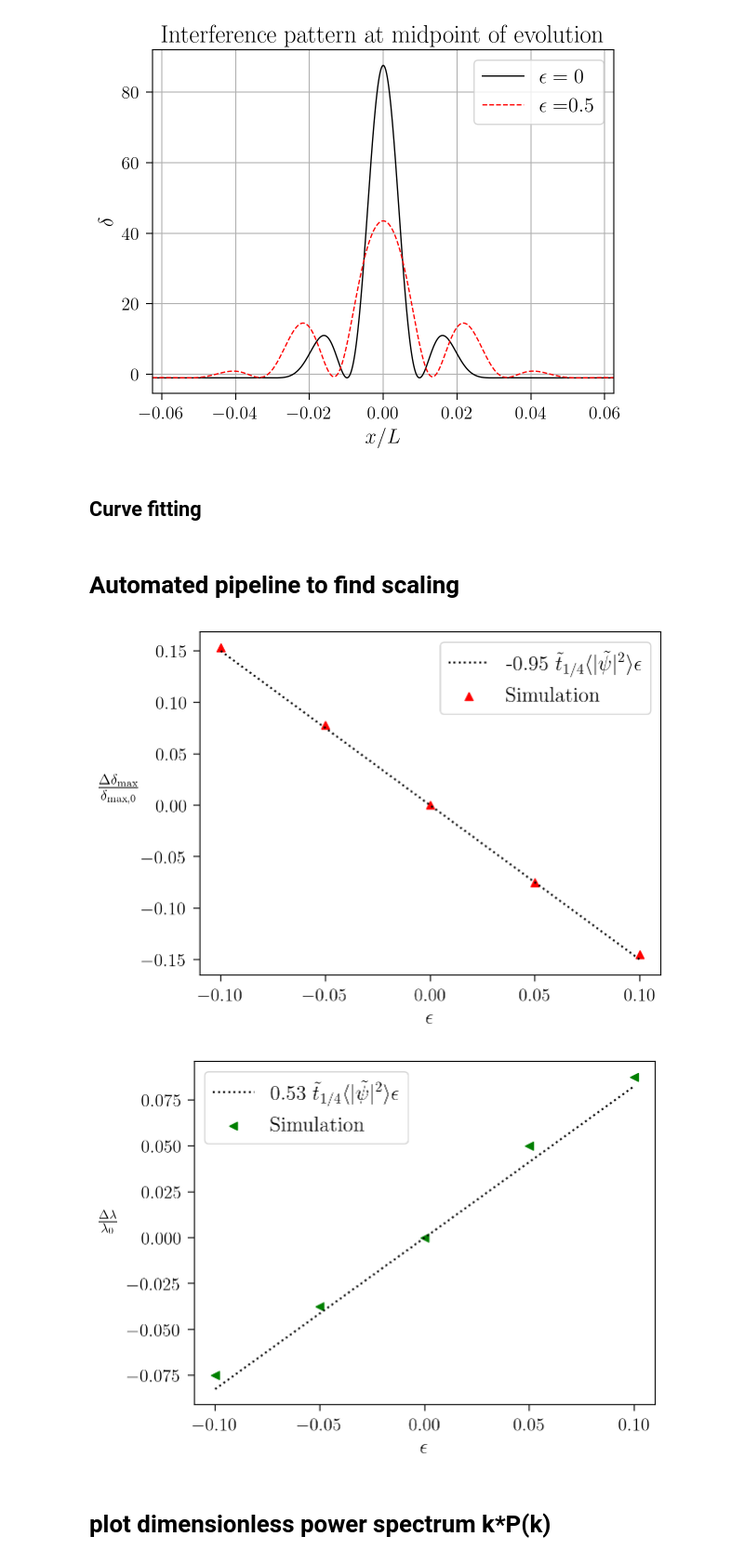
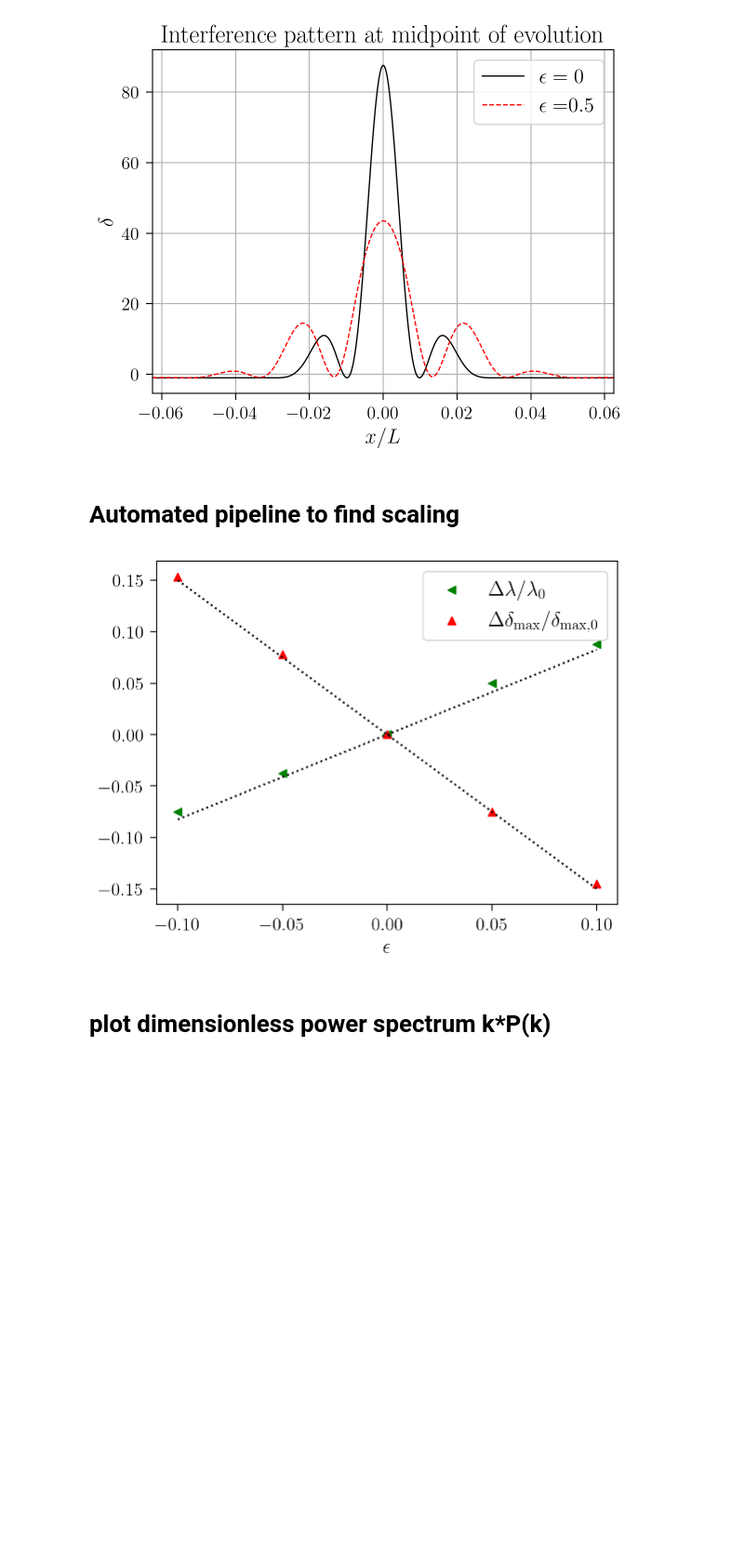
Before and after one commit to ccapanelli/Interference-SIFDM, a Jupyter notebook: Schrodinger-1D-SHO.ipynb, the cells around one changed output. Shown: that part at 93% size. Saved outputs shown, nothing was run; the diff lists cells and outputs as text; code cells hidden in the pictures; blank space fills up the shorter version.

```diff
--- a/Schrodinger-1D-SHO.ipynb
+++ b/Schrodinger-1D-SHO.ipynb
@@ -200,5 +201,3 @@ plt.savefig('interference-1d-Schrodinger.png', dpi = 300, facecolor="white", bbo
 #plt.plot(x,sol0.y[:,50])
 # %% [output]
 [figure]
-# %% [markdown]
-## Curve fitting
@@ -362,80 +256,53 @@ def fit_line(couplings, data):
 
     param, cov = curve_fit(line, couplings, data)
     return param[0], np.sqrt(cov[0,0])
 
 
 # delta_max, decay width, and wavenumber linear fits
 slope_delta, error_delta = fit_line(epsilons, params[:,0]/params[0,0]-1)
 slope_width, error_width = fit_line(epsilons, params[:,1]/params[0,1]-1)
 slope_k, error_k = fit_line(epsilons, params[:,2]/params[0,2]-1)
 
 # delta max numerical
 rhos = np.asarray(rhos)
 max_deltas = []
 n=0
 for g in epsilons:
     max_deltas.append( np.max(rhos[n,:])/np.average(rhos[n,:])-1 )
     n += 1
 slope_delta_max, error_delta_max = fit_line(epsilons, max_deltas/max_deltas[0]-1)
 slope_width_max, error_width_max = fit_line(epsilons, widths/widths[0]-1)
 slope_peak_sep, error_peak_sep = fit_line(epsilons, seps/seps[0]-1)
 
 
 # Plot deltas
-plt.figure()
-plt.ylabel(r"$\frac{\Delta\delta_{\mathrm{max}}}{\delta_{\mathrm{max},0}}$", rotation=0, labelpad=18)
-plt.xlabel(r"$\epsilon$")
-plt.plot(epsilons[1:], np.asarray(epsilons[1:])*slope_delta_max*rho_avg/np.sqrt(omega2)*np.pi/2,":k", label = str(round((slope_delta_max),2))+r" $\tilde{t}_{1/4}\langle |\tilde{\psi}|^2 \rangle \epsilon$",mfc='red', mec='r')
-# plt.plot(epsilons[1:], np.asarray(epsilons[1:])*slope_delta*rho_avg/np.sqrt(omega2)*np.pi/2,"k--", label = str(round((slope_delta),2))+r" $\epsilon\langle |\tilde{\psi}|^2 \rangle\tilde{t}_{1/4}$")
-plt.scatter(epsilons, max_deltas/max_deltas[0]-1, marker="^", color="r", label=r"Simulation")
-# plt.errorbar(epsilons, params[:,0]/params[0,0]-1, yerr=errors[:,0]/params[0,0], fmt="o", capsize=7, label="Fit Parameter")
-# plt.fill_between(epsilons[1:], np.asarray(epsilons[1:])*(slope_delta+error_delta)+1, np.asarray(epsilons[1:])*(slope_delta-error_delta)+1)
-plt.legend()
-# plt.xscale("symlog")
-plt.savefig("fractional-delta-1d.png", dpi = 300, facecolor="white", bbox_inches = "tight")
-plt.show()
+# plt.figure()
+# plt.ylabel(r"$\frac{\Delta\delta_{\mathrm{max}}}{\delta_{\mathrm{max},0}}$", rotation=0, labelpad=18)
+# plt.xlabel(r"$\epsilon$")
+# plt.plot(epsilons[1:], np.asarray(epsilons[1:])*slope_delta_max*rho_avg/np.sqrt(omega2)*np.pi/2,":k", label = str(round((slope_delta_max),2))+r" $\tilde{t}_{1/4}\langle |\tilde{\psi}|^2 \rangle \epsilon$",mfc='red', mec='r')
+# # plt.plot(epsilons[1:], np.asarray(epsilons[1:])*slope_delta*rho_avg/np.sqrt(omega2)*np.pi/2,"k--", label = str(round((slope_delta),2))+r" $\epsilon\langle |\tilde{\psi}|^2 \rangle\tilde{t}_{1/4}$")
+# plt.scatter(epsilons, max_deltas/max_deltas[0]-1, marker="^", color="r", label=r"Simulation")
+# # plt.errorbar(epsilons, params[:,0]/params[0,0]-1, yerr=errors[:,0]/params[0,0], fmt="o", capsize=7, label="Fit Parameter")
+# # plt.fill_between(epsilons[1:], np.asarray(epsilons[1:])*(slope_delta+error_delta)+1, np.asarray(epsilons[1:])*(slope_delta-error_delta)+1)
+# plt.legend()
+# # plt.xscale("symlog")
+# # plt.savefig("fractional-delta-1d.png", dpi = 300, facecolor="white", bbox_inches = "tight")
+# plt.show()
 
 # Plot peak separation
 plt.figure()
-# plt.fill_between(epsilons[1:], np.asarray(epsilons[1:])*(slope_width-error_width)+1 , np.asarray(epsilons[1:])*(slope_width+error_width)+1)
-plt.plot(epsilons[1:], np.asarray(epsilons[1:])*slope_peak_sep*rho_avg/np.sqrt(omega2)*np.pi/2,":k", label = str(round((slope_peak_sep),2))+r" $\tilde{t}_{1/4}\langle |\tilde{\psi}|^2 \rangle \epsilon$",mfc='red', mec='r')
-# plt.scatter(epsilons[:], np.asarray(widths[:])/widths[0]-1, marker="^", color="r", label="Peak Width")
-plt.scatter(epsilons[:], np.asarray(seps[:])/seps[0]-1, marker="<", color="g", label="Simulation")
+plt.plot(epsilons[1:], np.asarray(epsilons[1:])*slope_peak_sep*rho_avg/np.sqrt(omega2)*np.pi/2,":k")#, label = str(round((slope_peak_sep),2))+r" $\tilde{t}_{1/4}\langle |\tilde{\psi}|^2 \rangle \epsilon$",mfc='red', mec='r')
+plt.scatter(epsilons[:], np.asarray(seps[:])/seps[0]-1, marker="<", color="g",label=r"$\Delta\lambda/\lambda_0$")
+plt.plot(epsilons[1:], np.asarray(epsilons[1:])*slope_delta_max*rho_avg/np.sqrt(omega2)*np.pi/2,":k")#, label = str(round((slope_delta_max),2))+r" $\tilde{t}_{1/4}\langle |\tilde{\psi}|^2 \rangle \epsilon$",mfc='red', mec='r')
+# plt.plot(epsilons[1:], np.asarray(epsilons[1:])*slope_delta*rho_avg/np.sqrt(omega2)*np.pi/2,"k--", label = str(round((slope_delta),2))+r" $\epsilon\langle |\tilde{\psi}|^2 \rangle\tilde{t}_{1/4}$")
+plt.scatter(epsilons, max_deltas/max_deltas[0]-1, marker="^", color="r", label=r"$\Delta\delta_{\mathrm{max}}/\delta_{\mathrm{max},0}$")
 plt.legend()
-plt.ylabel(r"$\frac{\Delta\lambda}{\lambda_0}$", rotation=0, labelpad=15, fontsize=14)
+# plt.ylabel(r"$\frac{\Delta\lambda}{\lambda_0}$", rotation=0, labelpad=15, fontsize=14)
 plt.xlabel(r"$\epsilon$")
-plt.savefig("fractional-lambda-1d.png", dpi = 300, facecolor="white", bbox_inches = "tight")
+plt.savefig("fractional-sho-1d.png", dpi = 300, facecolor="white", bbox_inches = "tight")
 plt.show()
-
-# # Plot widths
-# plt.figure()
-
-# # plt.errorbar(epsilons, params[:,1]/params[0,1]-1, yerr=errors[:,1]/params[0,1], fmt="o", capsize=7)
-# # plt.plot(epsilons[1:], np.asarray(epsilons[1:])*slope_width*rho_avg/np.sqrt(omega2)*np.pi/2,"k--", label = r"$\Delta\sigma_x/\sigma_{x,0}= $ "+str(round(np.abs(slope_width),3))+r" $\epsilon\langle |\tilde{\psi}|^2 \rangle\tilde{t}_{1/4}$")
-
-# # plt.fill_between(epsilons[1:], np.asarray(epsilons[1:])*(slope_width-error_width)+1 , np.asarray(epsilons[1:])*(slope_width+error_width)+1)
-# plt.plot(epsilons[1:], np.asarray(epsilons[1:])*slope_peak_sep*rho_avg/np.sqrt(omega2)*np.pi/2,":k", label = str(round((slope_peak_sep),2))+r" $\epsilon\langle |\tilde{\psi}|^2 \rangle \tilde{t}_{1/4}$",mfc='red', mec='r')
-# # plt.scatter(epsilons[:], np.asarray(widths[:])/widths[0]-1, marker="^", color="r", label="Peak Width")
-# plt.scatter(epsilons[:], np.asarray(seps[:])/seps[0]-1, marker="<", color="g", label="Simulation")
-# plt.legend()
-# plt.ylabel(r"$\frac{\Delta\sigma_{x}}{\sigma_{x,0}}$", rotation=0, labelpad=15, fontsize=14)
-# plt.xlabel(r"$\epsilon$")
-# # plt.savefig("fractional-sigma-1d.png", dpi = 300, facecolor="white", bbox_inches = "tight")
-# plt.show()
-
-## Plot wavenumbers
-# plt.figure()
-# plt.errorbar(epsilons, params[:,2]/params[0,2]-1, yerr = errors[:,2]/params[0,2], fmt="o", capsize=7)
-# # plt.scatter(epsilons, params[:,1]/params[0,1]-1)
-# plt.plot(epsilons[1:], np.asarray(epsilons[1:])*slope_k*rho_avg/np.sqrt(omega2)*np.pi/2,"k--", label = r"$\Delta k / k_0=-$"+str(round(np.abs(slope_k*np.pi/2),3))+r" $\frac{\pi}{2}\epsilon\langle |\tilde{\psi}|^2 \rangle\tilde{t}_{1/4}$")
-# plt.legend()
-# plt.ylabel(r"$ \frac{\Delta k}{k_{0}}$", rotation=0, labelpad=15, fontsize=14)
-# plt.xlabel(r"$\epsilon$")
-# # plt.savefig("fractional-k-1d.png", dpi = 300, facecolor="white", bbox_inches = "tight")
-# plt.show()
 # %% [output]
-[figure, old version]
+[figure, new version]
-[figure, removed]
 # %% [markdown]
 # plot dimensionless power spectrum k*P(k)
 # %%
```
Also changed, not shown: parts of 9 cells of this notebook, 4 other files.
